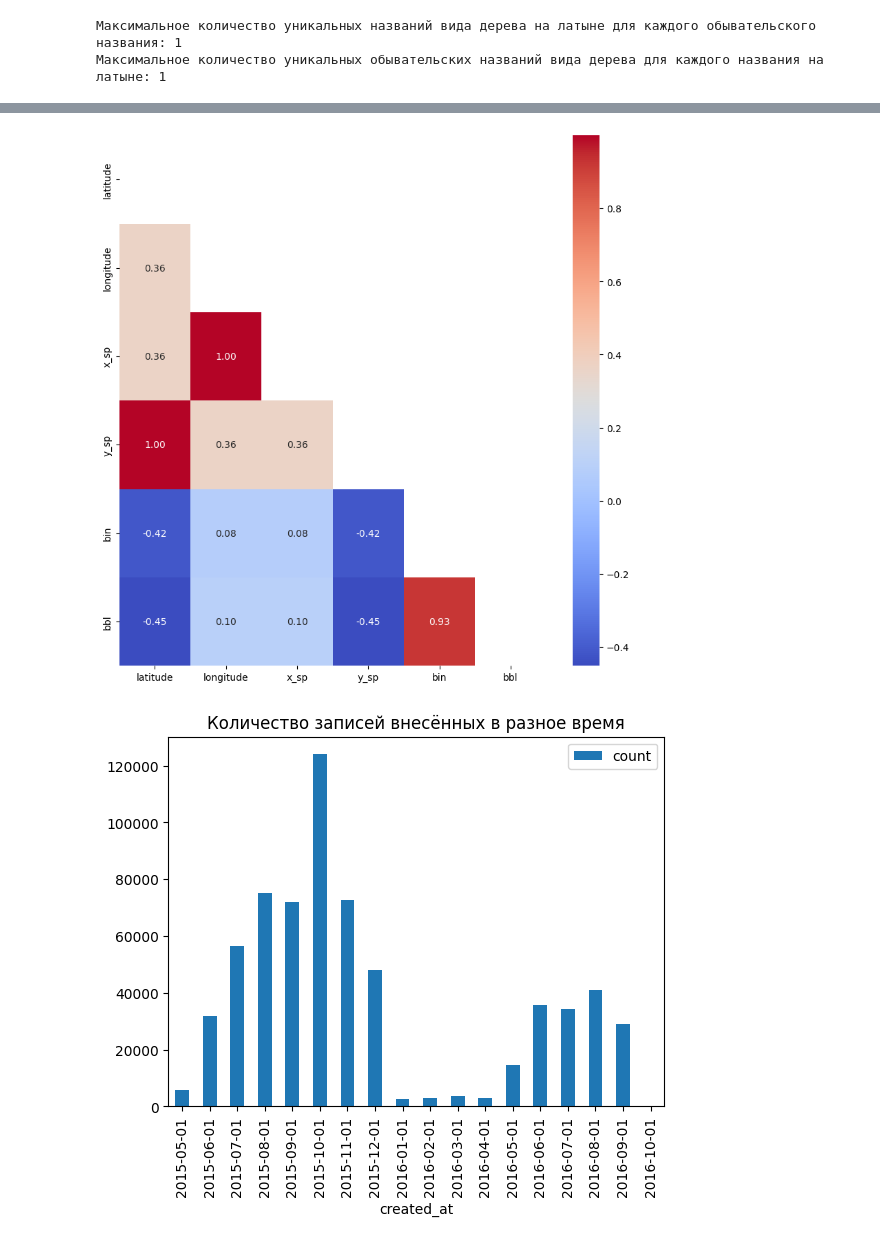
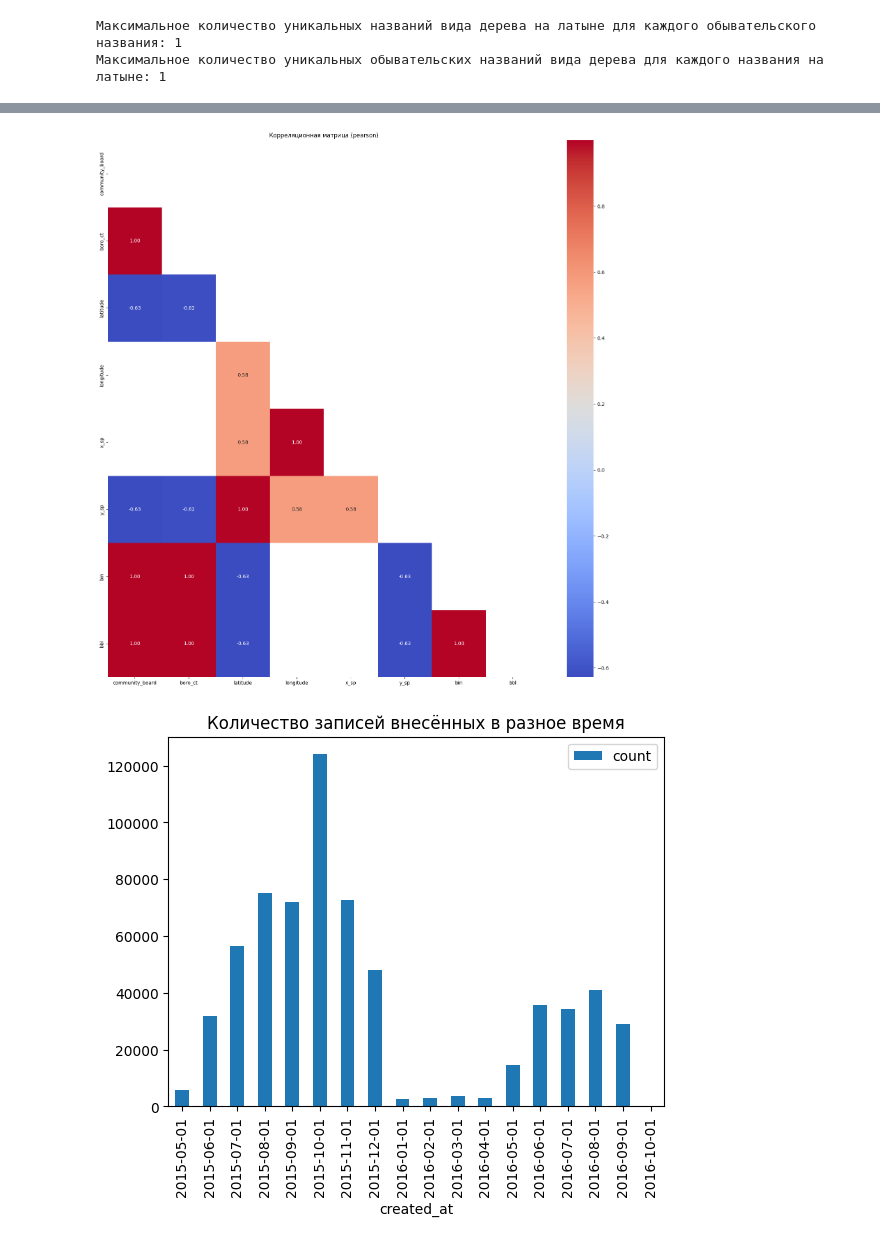
Before and after one commit to AleksTurov/street_tree, a Jupyter notebook: notebook/sreet_tree.ipynb, the cells around one changed output, grey strips where cells are left out. Saved outputs shown, nothing was run; the diff lists cells and outputs as text; code cells hidden in the pictures.

```diff
--- a/notebook/sreet_tree.ipynb
+++ b/notebook/sreet_tree.ipynb
@@ -165,13 +167,3 @@ print(
 # %% [output]
 Максимальное количество уникальных названий вида дерева на латыне для каждого обывательского названия: 1
 Максимальное количество уникальных обывательских названий вида дерева для каждого названия на латыне: 1
-# %%
-def plot_corr_matrix(df, method='pearson', figsize=(10, 10)):
-    """
-    Построение матрицы корреляции
-    """
-    corr = df.corr(method=method)
-    mask = np.triu(np.ones_like(corr, dtype=bool))
-    fig, ax = plt.subplots(figsize=figsize)
-    sns.heatmap(corr, mask=mask, annot=True, fmt=".2f", cmap='coolwarm', ax=ax)
-    plt.show()
@@ -178,19 +226,21 @@ def plot_corr_matrix(df, method='pearson', figsize=(10, 10)):
 # %%
 plot_corr_matrix(
     df[
         [
+            "community_board",
+            "boro_ct",
             "latitude",
             "longitude",
             "x_sp",
             "y_sp",
             "bin",
             "bbl",
         ]
     ],
-    method="kendall",
+    method="pearson",
 )
 # %% [output]
-[figure, old version]
+[figure, new version]
 # %%
 df.assign(created_at=lambda row: pd.to_datetime(row.created_at)) \
     .loc[:, ["created_at", "tree_id"]] \
```
Also changed, not shown: parts of 27 cells of this notebook, 1 other file.
